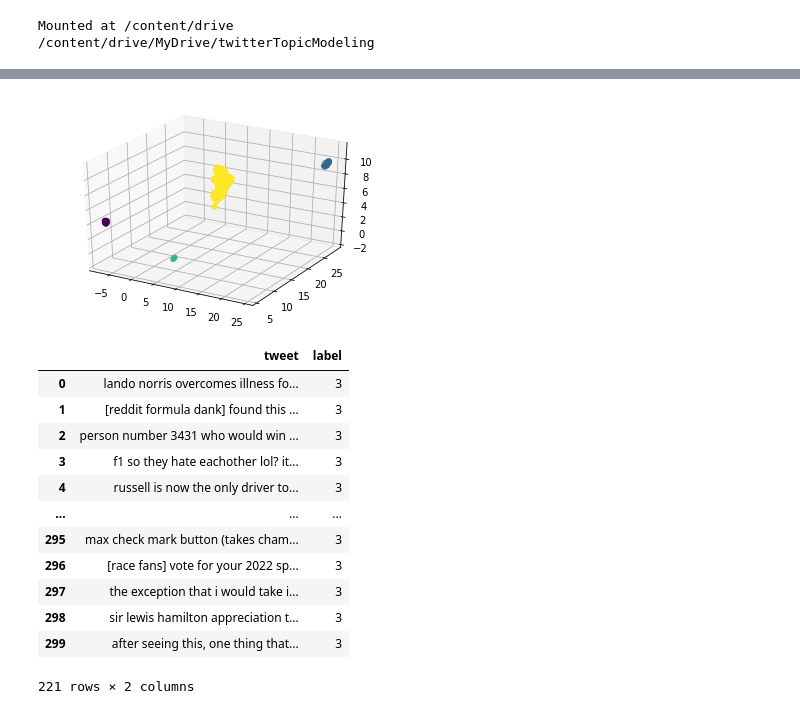
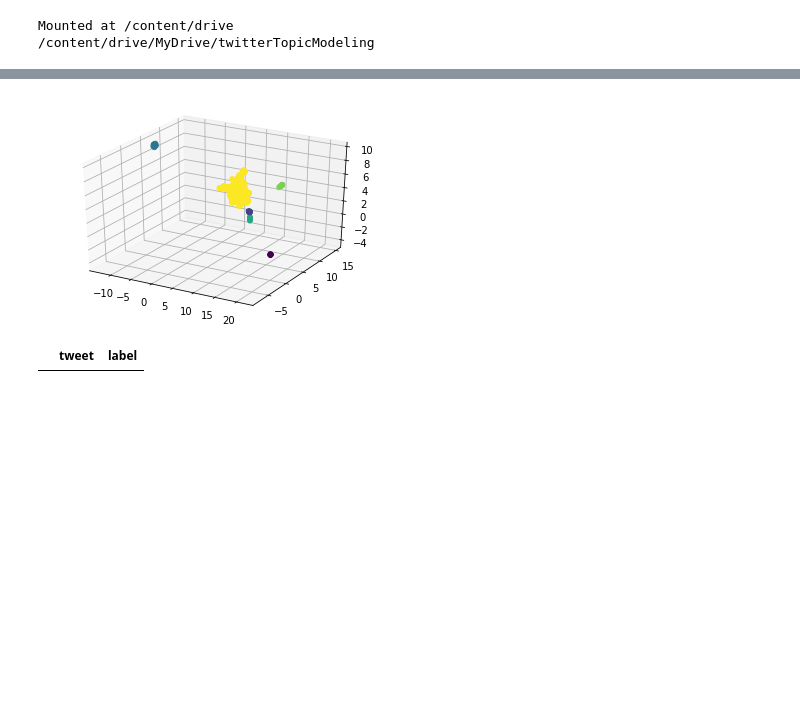
Before and after one commit to shaikadish/twitterTopicModeling, a Jupyter notebook: twitterTopicModeling.ipynb, the cells around one changed output, grey strips where cells are left out. Drawn from its saved outputs; the diff is of its cells as text; code cells hidden in the pictures; blank space fills up the shorter version.

```diff
--- a/twitterTopicModeling.ipynb
+++ b/twitterTopicModeling.ipynb
@@ -174,6 +174,6 @@ def get_tweets(hashtags: list,
     else:
         begin_period[1]=str(int(begin_period[1])-period)
     begin_period='/'.join(begin_period)
-    return recent_search_lookup(hashtags,start_time=begin_period,end_time=today,max_count=300)
+    return recent_search_lookup(hashtags,start_time=begin_period,end_time=today,max_count=1000)
 
-a=get_tweets(['f1'],5)
+#a=get_tweets(['f1'],5)
@@ -297,7 +276,7 @@ def get_tweet_embedding(text):
     :param text: The list of tweet texts
     :return: The set of embedding vectors
     """
-    model=SentenceTransformer('distilbert-base-nli-mean-tokens')
+    model=SentenceTransformer('sentence-transformers/all-mpnet-base-v2')
     embedding=[]
     for tweet in text:
         embedding.append(model.encode(tweet))
@@ -323,9 +302,12 @@ def get_text(tags=['f1']):
     #nlp = spacy.load("en_core_web_sm")
     stops={'emoji','url','@usuario','usuario'}
     for tweet in tweets:
-        new_text=' '.join(preprocess_tweet(tweet['text'],lang="en").lower().split('\n'))
-        new_text=' '.join([word for word in new_text.split(' ') if  not(word in stops)])
-        text.append(new_text)
+      line_list=preprocess_tweet(tweet['text'],lang="en",user_token='',url_token='').split('\n')
+      if line_list[0][0]=='[' and line_list[0][-1]==']':
+        line_list=line_list[1:]
+      new_text=' '.join(line_list)
+      new_text=' '.join([word for word in new_text.split(' ') if  not(word in stops)])
+      text.append(new_text)
     return text
 
-visualise_embedding(get_tweet_embedding(get_text()))
+#visualise_embedding(get_tweet_embedding(get_text()))
@@ -353,7 +347,7 @@ def get_topics(vectors):
     """
     fit=umap.UMAP(n_components=5,n_neighbors=15,metric='cosine')
     reduced_data=fit.fit_transform(vectors)
-    cluster = hdbscan.HDBSCAN(min_cluster_size=5,
+    cluster = hdbscan.HDBSCAN(min_cluster_size=15,
                           metric='euclidean',
                           cluster_selection_method='eom').fit(reduced_data)
     fit=umap.UMAP(n_components=3,n_neighbors=15,metric='cosine')
@@ -372,25 +366,13 @@ def get_topic_clusters(tweet_embeddings):
 
 labels=get_topic_clusters(tweet_embeddings)
 # %% [output]
-[figure, old version]
+[figure, new version]
 # %%
 data={'tweet':text,'label':labels}
 df=pd.DataFrame(data=data)
-df[df['label']==3]
+df[df['label']==5]
 # %% [output]
 |  | tweet | label |
-| 0 | lando norris overcomes illness fo... | 3 |
-| 1 | [reddit formula dank] found this ... | 3 |
-| 2 | person number 3431 who would win ... | 3 |
-| 3 | f1 so they hate eachother lol? it... | 3 |
-| 4 | russell is now the only driver to... | 3 |
-| ... | ... | ... |
-| 295 | max check mark button (takes cham... | 3 |
-| 296 | [race fans] vote for your 2022 sp... | 3 |
-| 297 | the exception that i would take i... | 3 |
-| 298 | sir lewis hamilton appreciation t... | 3 |
-| 299 | after seeing this, one thing that... | 3 |
-221 rows × 2 columns
 # %%
 data={'tweet':text,'label':labels}
 df=pd.DataFrame(data=data)
```
Also changed, not shown: parts of 14 cells of this notebook.
